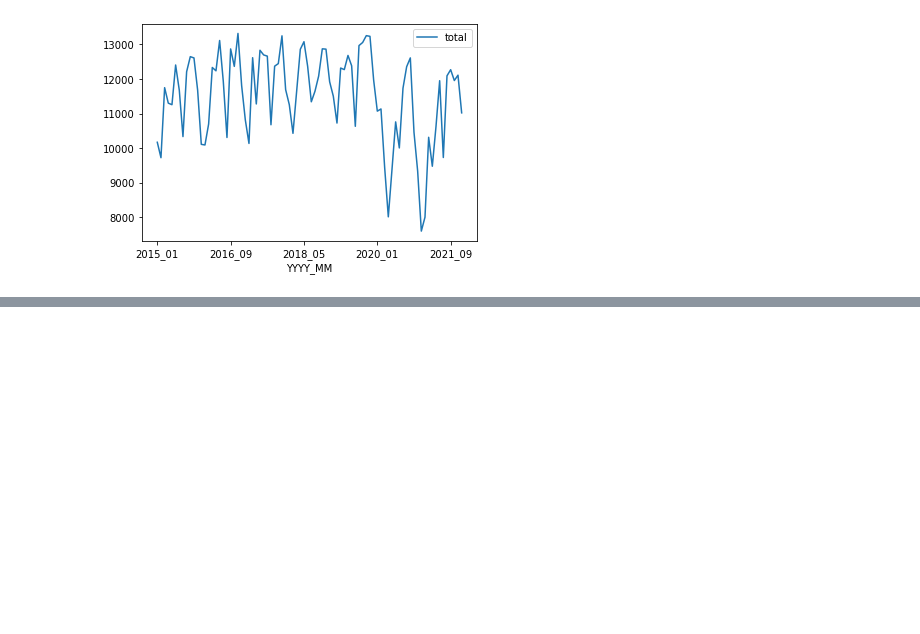
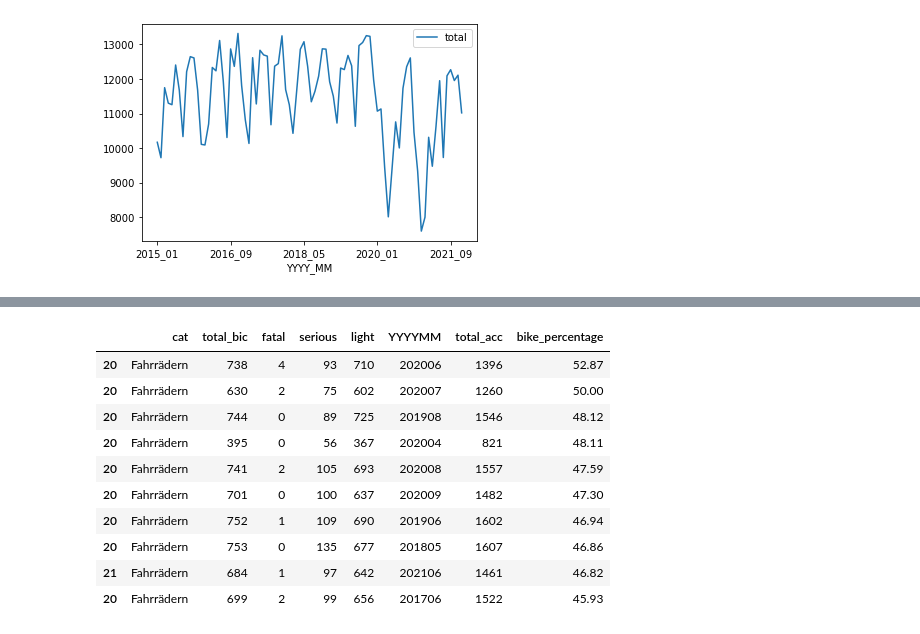
Before and after one commit to SEberwein/Berlin_traffic_accidents_2018-2020, a Jupyter notebook: extract_xlsx_data.ipynb, the cells around one changed output, grey strips where cells are left out. Saved outputs shown, nothing was run; the diff lists cells and outputs as text; code cells hidden in the pictures; blank space fills up the shorter version.

```diff
--- a/extract_xlsx_data.ipynb
+++ b/extract_xlsx_data.ipynb
@@ -595,3 +575,17 @@ bicycle_acc.plot(x="YYYYMM", y="bike_percentage")
+# %%
+bicycle_acc.sort_values("bike_percentage", ascending = False).head(10)
+# %% [output]
+|  | cat | total_bic | fatal | serious | light | YYYYMM | total_acc | bike_percentage |
+| 20 | Fahrrädern | 738 | 4 | 93 | 710 | 202006 | 1396 | 52.87 |
+| 20 | Fahrrädern | 630 | 2 | 75 | 602 | 202007 | 1260 | 50.00 |
+| 20 | Fahrrädern | 744 | 0 | 89 | 725 | 201908 | 1546 | 48.12 |
+| 20 | Fahrrädern | 395 | 0 | 56 | 367 | 202004 | 821 | 48.11 |
+| 20 | Fahrrädern | 741 | 2 | 105 | 693 | 202008 | 1557 | 47.59 |
+| 20 | Fahrrädern | 701 | 0 | 100 | 637 | 202009 | 1482 | 47.30 |
+| 20 | Fahrrädern | 752 | 1 | 109 | 690 | 201906 | 1602 | 46.94 |
+| 20 | Fahrrädern | 753 | 0 | 135 | 677 | 201805 | 1607 | 46.86 |
+| 21 | Fahrrädern | 684 | 1 | 97 | 642 | 202106 | 1461 | 46.82 |
+| 20 | Fahrrädern | 699 | 2 | 99 | 656 | 201706 | 1522 | 45.93 |
 # %%
 # code snippets created to get to results
 # %%
```
Also changed, not shown: parts of 58 cells of this notebook, 4 other files.
